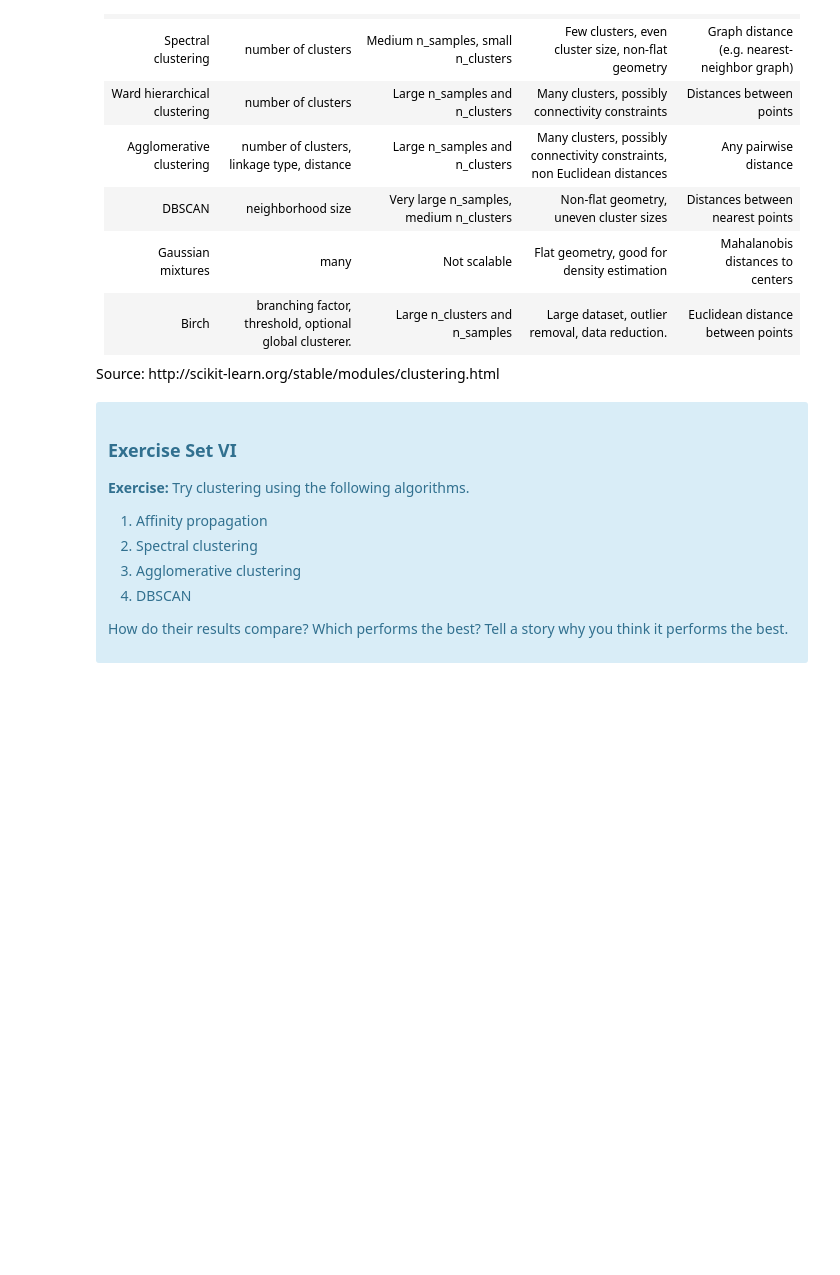
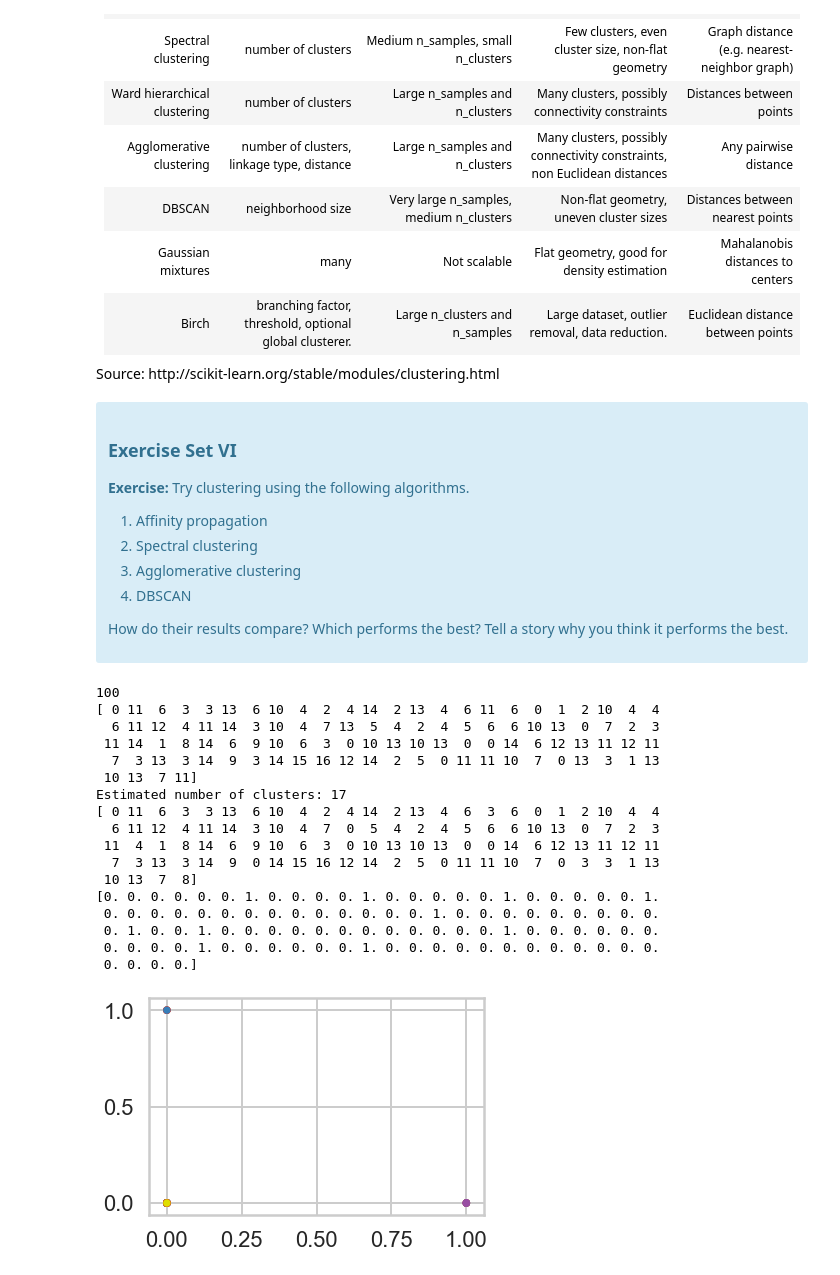
Before and after one commit to baz08/mec-mini-projects, a Jupyter notebook: mec-16.2.6-clustering-mini-project/Mini_Project_Clustering.ipynb, the cells around one changed output. Cells and saved outputs as stored; diff of their text form; code cells hidden in the pictures; blank space fills up the shorter version.

```diff
--- a/mec-16.2.6-clustering-mini-project/Mini_Project_Clustering.ipynb
+++ b/mec-16.2.6-clustering-mini-project/Mini_Project_Clustering.ipynb
@@ -558,0 +618,55 @@ Source: http://scikit-learn.org/stable/modules/clustering.html
+# %%
+# Your turn
+from sklearn.cluster import AffinityPropagation
+from sklearn import metrics
+from itertools import cycle, islice
+
+X = x_cols.drop('cluster', axis=1).to_numpy()
+#X = x_cols.drop('cluster', axis=1)
+
+#print(labels_true)
+#print(x_cols)
+#print(type(X))
+#print(X)
+
+clustering = AffinityPropagation(random_state=5).fit(X)
+cluster_centers_indices = clustering.cluster_centers_indices_
+labels = clustering.labels_
+
+n_clusters_ = len(cluster_centers_indices)
+
+print(len(labels))
+print(labels)
+print('Estimated number of clusters: %d' % n_clusters_)
+y_pred = clustering.predict(X)
+print(y_pred)
+colors = np.array(list(islice(cycle(['#377eb8', '#ff7f00', '#4daf4a',
+                                     '#f781bf', '#a65628', '#984ea3',
+                                     '#999999', '#e41a1c', '#dede00']),
+                              int(max(y_pred) + 1))))
+# add black color for outliers (if any)
+colors = np.append(colors, ["#000000"])
+print(X[:, 0])
+try:
+    plt.scatter(X[:, 0], X[:, 1], s=30, color=colors[y_pred])
+except Exception as e:
+    print(e)
+# %% [output]
+100
+[ 0 11  6  3  3 13  6 10  4  2  4 14  2 13  4  6 11  6  0  1  2 10  4  4
+  6 11 12  4 11 14  3 10  4  7 13  5  4  2  4  5  6  6 10 13  0  7  2  3
+ 11 14  1  8 14  6  9 10  6  3  0 10 13 10 13  0  0 14  6 12 13 11 12 11
+  7  3 13  3 14  9  3 14 15 16 12 14  2  5  0 11 11 10  7  0 13  3  1 13
+ 10 13  7 11]
+Estimated number of clusters: 17
+[ 0 11  6  3  3 13  6 10  4  2  4 14  2 13  4  6  3  6  0  1  2 10  4  4
+  6 11 12  4 11 14  3 10  4  7  0  5  4  2  4  5  6  6 10 13  0  7  2  3
+ 11  4  1  8 14  6  9 10  6  3  0 10 13 10 13  0  0 14  6 12 13 11 12 11
+  7  3 13  3 14  9  0 14 15 16 12 14  2  5  0 11 11 10  7  0  3  3  1 13
+ 10 13  7  8]
+[0. 0. 0. 0. 0. 0. 1. 0. 0. 0. 0. 1. 0. 0. 0. 0. 0. 1. 0. 0. 0. 0. 0. 1.
+ 0. 0. 0. 0. 0. 0. 0. 0. 0. 0. 0. 0. 0. 0. 1. 0. 0. 0. 0. 0. 0. 0. 0. 0.
+ 0. 1. 0. 0. 1. 0. 0. 0. 0. 0. 0. 0. 0. 0. 0. 0. 0. 1. 0. 0. 0. 0. 0. 0.
+ 0. 0. 0. 0. 1. 0. 0. 0. 0. 0. 0. 1. 0. 0. 0. 0. 0. 0. 0. 0. 0. 0. 0. 0.
+ 0. 0. 0. 0.]
+[figure, added]
```
Also changed, not shown: parts of 11 cells of this notebook.
